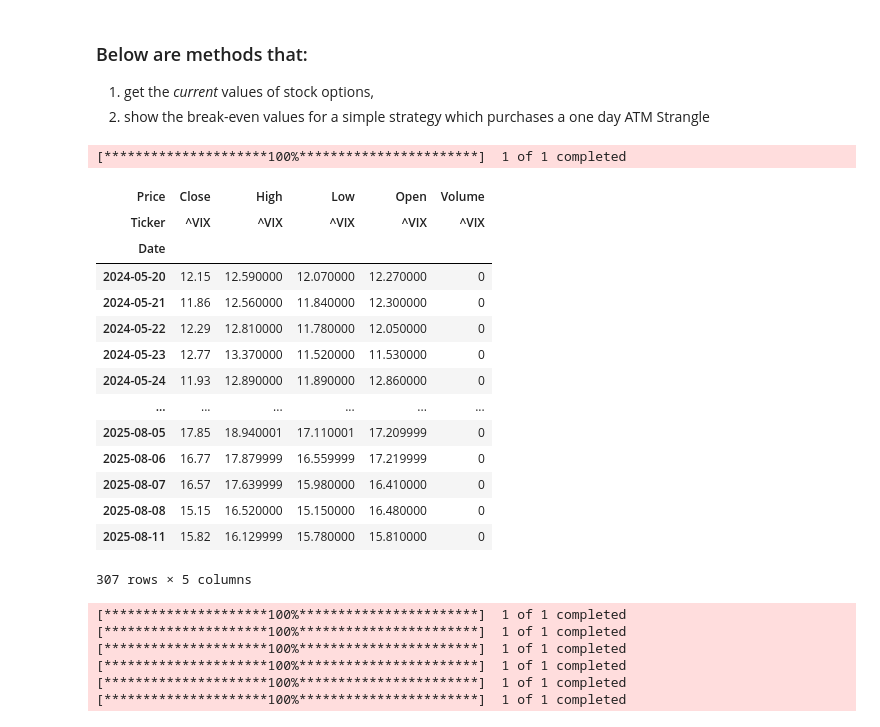
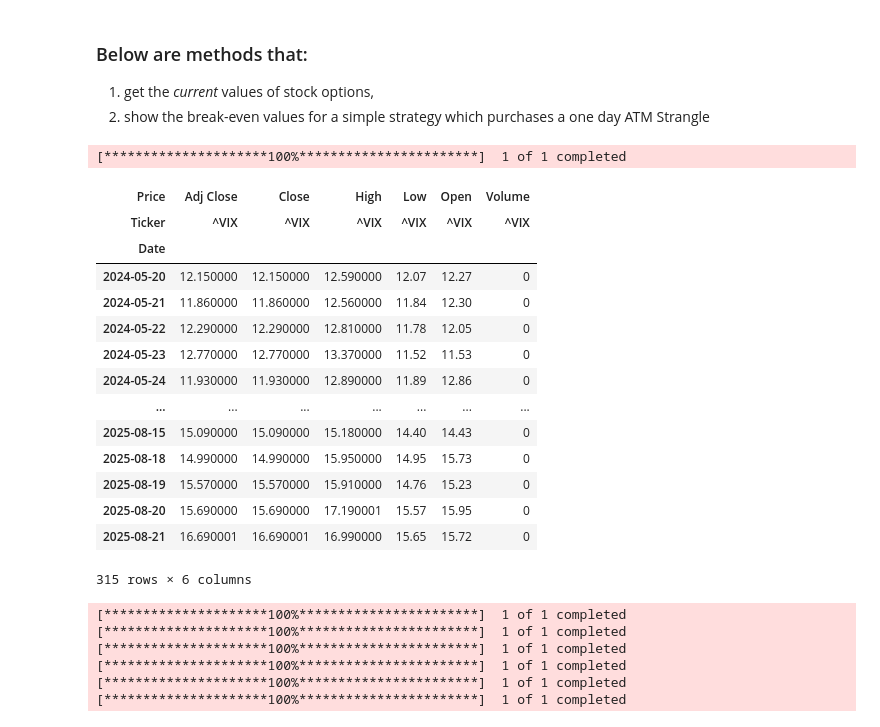
Before and after one commit to bgithub1/portfolio_risk, a Jupyter notebook: portfolio_risk/yahoo_options.ipynb, the cells around one changed output. Cells and saved outputs as stored; diff of their text form; code cells hidden in the pictures.

```diff
--- a/portfolio_risk/yahoo_options.ipynb
+++ b/portfolio_risk/yahoo_options.ipynb
@@ -253,21 +394,21 @@ display.display(df_opt_all_hist_atm[['pct_chg_price','lag_iv_chg']].corr())
 # %%
 dte = datetime.datetime.now()
 dtb = datetime.datetime(2024,5,20)
-yf.download('^VIX',dtb,dte)
+yf.download('^VIX',dtb,dte,auto_adjust=False)
 # %% [output]
 [*********************100%***********************]  1 of 1 completed
-| Price | Close | High | Low | Open | Volume |
-| Ticker | ^VIX | ^VIX | ^VIX | ^VIX | ^VIX |
-| Date |  |  |  |  |  |
-| 2024-05-20 | 12.15 | 12.590000 | 12.070000 | 12.270000 | 0 |
-| 2024-05-21 | 11.86 | 12.560000 | 11.840000 | 12.300000 | 0 |
-| 2024-05-22 | 12.29 | 12.810000 | 11.780000 | 12.050000 | 0 |
-| 2024-05-23 | 12.77 | 13.370000 | 11.520000 | 11.530000 | 0 |
-| 2024-05-24 | 11.93 | 12.890000 | 11.890000 | 12.860000 | 0 |
-| ... | ... | ... | ... | ... | ... |
-| 2025-08-05 | 17.85 | 18.940001 | 17.110001 | 17.209999 | 0 |
-| 2025-08-06 | 16.77 | 17.879999 | 16.559999 | 17.219999 | 0 |
-| 2025-08-07 | 16.57 | 17.639999 | 15.980000 | 16.410000 | 0 |
-| 2025-08-08 | 15.15 | 16.520000 | 15.150000 | 16.480000 | 0 |
-| 2025-08-11 | 15.82 | 16.129999 | 15.780000 | 15.810000 | 0 |
+| Price | Adj Close | Close | High | Low | Open | Volume |
+| Ticker | ^VIX | ^VIX | ^VIX | ^VIX | ^VIX | ^VIX |
+| Date |  |  |  |  |  |  |
+| 2024-05-20 | 12.150000 | 12.150000 | 12.590000 | 12.07 | 12.27 | 0 |
+| 2024-05-21 | 11.860000 | 11.860000 | 12.560000 | 11.84 | 12.30 | 0 |
+| 2024-05-22 | 12.290000 | 12.290000 | 12.810000 | 11.78 | 12.05 | 0 |
+| 2024-05-23 | 12.770000 | 12.770000 | 13.370000 | 11.52 | 11.53 | 0 |
+| 2024-05-24 | 11.930000 | 11.930000 | 12.890000 | 11.89 | 12.86 | 0 |
+| ... | ... | ... | ... | ... | ... | ... |
+| 2025-08-15 | 15.090000 | 15.090000 | 15.180000 | 14.40 | 14.43 | 0 |
+| 2025-08-18 | 14.990000 | 14.990000 | 15.950000 | 14.95 | 15.73 | 0 |
+| 2025-08-19 | 15.570000 | 15.570000 | 15.910000 | 14.76 | 15.23 | 0 |
+| 2025-08-20 | 15.690000 | 15.690000 | 17.190001 | 15.57 | 15.95 | 0 |
+| 2025-08-21 | 16.690001 | 16.690001 | 16.990000 | 15.65 | 15.72 | 0 |
-307 rows × 5 columns
+315 rows × 6 columns
```
Also changed, not shown: parts of 39 cells of this notebook.
